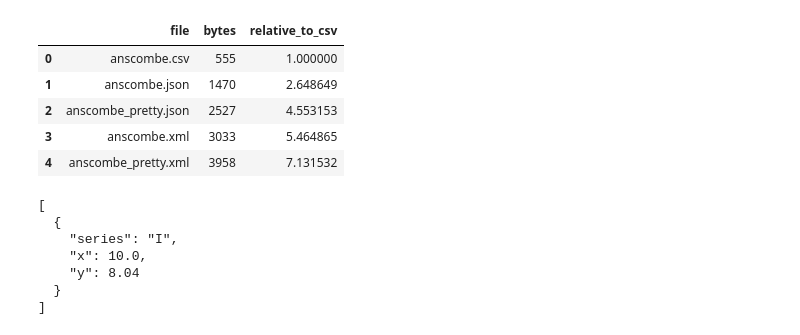
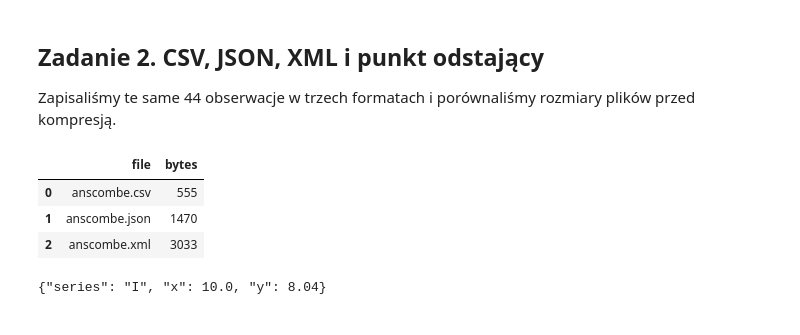
Before and after one commit to lyskawson/experimental-data, a Jupyter notebook: labs/lab01/solution.ipynb, the cells around one changed output. Drawn from its saved outputs; the diff is of its cells as text; code cells hidden in the pictures.

```diff
--- a/labs/lab01/solution.ipynb
+++ b/labs/lab01/solution.ipynb
@@ -10,7 +9,7 @@ import sys
 from pathlib import Path
 
 import pandas as pd
-from IPython.display import Image, Markdown, display
+from IPython.display import Image, display
 
 PROJECT_ROOT = next(
     path for path in (Path.cwd(), *Path.cwd().parents) if (path / "pyproject.toml").is_file()
@@ -18,21 +17,9 @@ PROJECT_ROOT = next(
 LAB_DIR = PROJECT_ROOT / "labs" / "lab01"
 if str(LAB_DIR) not in sys.path:
     sys.path.insert(0, str(LAB_DIR))
+
+from analysis import IMAGE_DIR, OUTPUT_DIR, run_analysis
+
+results = run_analysis()
+pd.options.display.float_format = "{:.4f}".format
+columns = ["series", "mean_x", "mean_y", "var_x_sample", "var_y_sample", "pearson_r", "beta0", "beta1"]
-# %%
-from analysis import (
-    IMAGE_DIR,
-    OUTPUT_DIR,
-    configure_plots,
-    detect_outliers,
-    export_formats,
-    fit_ols,
-    load_anscombe,
-    load_task3,
-    plot_anscombe,
-    plot_outliers,
-    plot_task3,
-    summarize,
-)
-
-configure_plots()
-pd.options.display.float_format = "{:.6f}".format
@@ -98,19 +48,14 @@ Przyjmujemy, że „dane z poprzedniego laboratorium” oznaczają kwartet z zad
+# %% [markdown]
+## Zadanie 2. CSV, JSON, XML i punkt odstający
+
+Zapisaliśmy te same 44 obserwacje w trzech formatach i porównaliśmy rozmiary plików przed kompresją.
 # %%
-format_sizes = export_formats(quartet)
-display(format_sizes)
-first_json_record = json.loads((OUTPUT_DIR / "anscombe.json").read_text(encoding="utf-8"))[0]
-print(json.dumps([first_json_record], ensure_ascii=False, indent=2))
+display(results["formats"])
+record = json.loads((OUTPUT_DIR / "anscombe.json").read_text(encoding="utf-8"))[0]
+print(json.dumps(record, ensure_ascii=False))
 # %% [output]
-|  | file | bytes | relative_to_csv |
-| 0 | anscombe.csv | 555 | 1.000000 |
-| 1 | anscombe.json | 1470 | 2.648649 |
-| 2 | anscombe_pretty.json | 2527 | 4.553153 |
-| 3 | anscombe.xml | 3033 | 5.464865 |
-| 4 | anscombe_pretty.xml | 3958 | 7.131532 |
+|  | file | bytes |
+| 0 | anscombe.csv | 555 |
+| 1 | anscombe.json | 1470 |
+| 2 | anscombe.xml | 3033 |
-[
-  {
-    "series": "I",
-    "x": 10.0,
-    "y": 8.04
-  }
-]
+{"series": "I", "x": 10.0, "y": 8.04}
```
Also changed, not shown: parts of 22 cells of this notebook, 30 other files.
